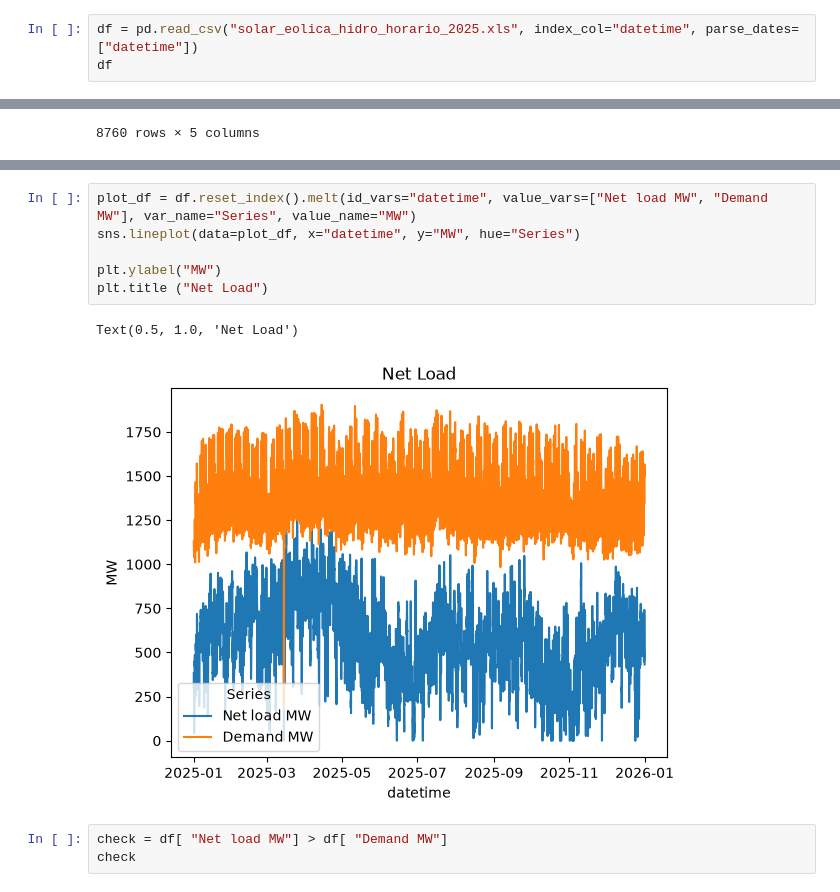
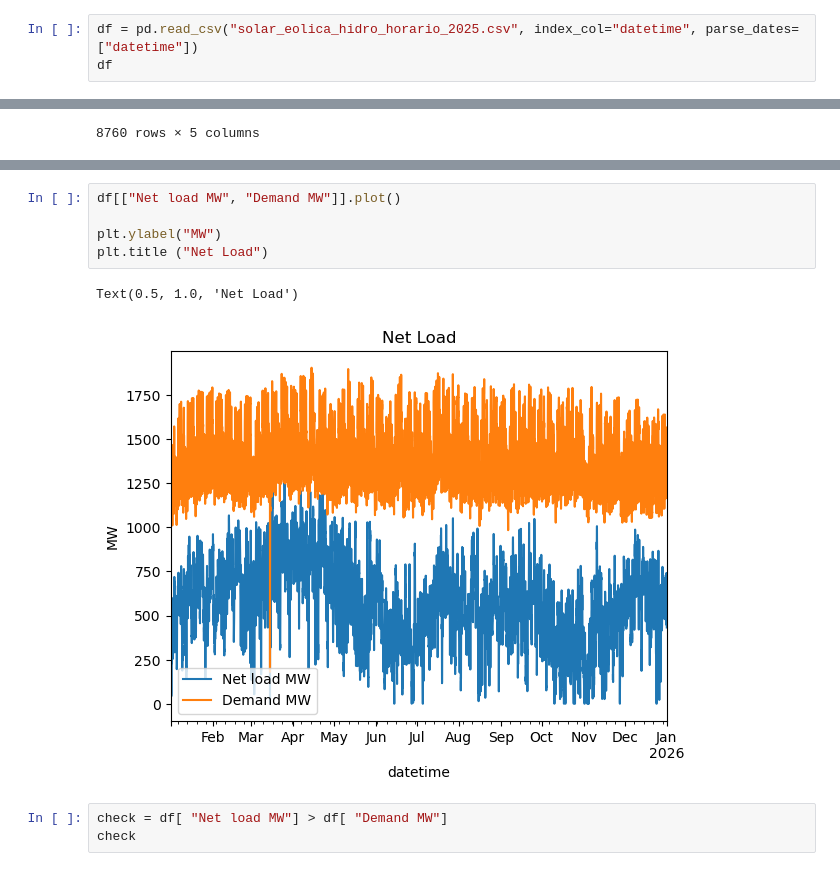
Before and after one commit to jorgeluisti07/RENEWABLE-SHARE-IN-PANAMA, a Jupyter notebook: RENEWABLES SHARE IN PANAMA.ipynb, the cells around one changed output, grey strips where cells are left out. Saved outputs shown, nothing was run; the diff lists cells and outputs as text.

```diff
--- a/RENEWABLES SHARE IN PANAMA.ipynb
+++ b/RENEWABLES SHARE IN PANAMA.ipynb
@@ -5,7 +5,7 @@ import matplotlib.pyplot as plt
 import seaborn as sns
 import matplotlib.ticker as mtick
 # %%
-df = pd.read_csv("solar_eolica_hidro_horario_2025.xls", index_col="datetime", parse_dates=["datetime"])
+df = pd.read_csv("solar_eolica_hidro_horario_2025.csv", index_col="datetime", parse_dates=["datetime"])
 df
 # %% [output]
 |  | solar_mw_real | eolica_mw_real | hidro_mw_real |
@@ -131,12 +130,11 @@ Text(0.5, 1.0, 'Net Load')
 # %%
-plot_df = df.reset_index().melt(id_vars="datetime", value_vars=["Net load MW", "Demand MW"], var_name="Series", value_name="MW")
-sns.lineplot(data=plot_df, x="datetime", y="MW", hue="Series")
+df[["Net load MW", "Demand MW"]].plot()
 
 plt.ylabel("MW")
 plt.title ("Net Load")
 # %% [output]
 Text(0.5, 1.0, 'Net Load')
-[figure, old version]
+[figure, new version]
 # %%
 check = df[ "Net load MW"] > df[ "Demand MW"]
 check
```
Also changed, not shown: parts of 3 cells of this notebook.
